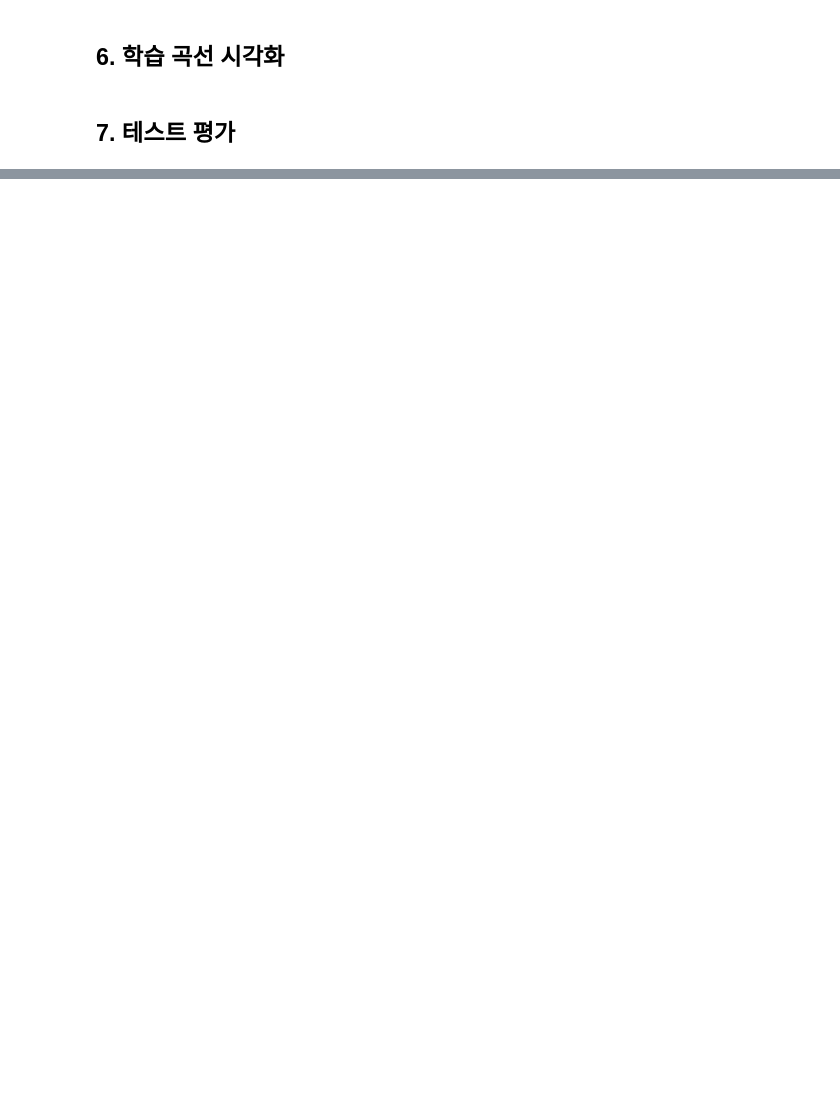
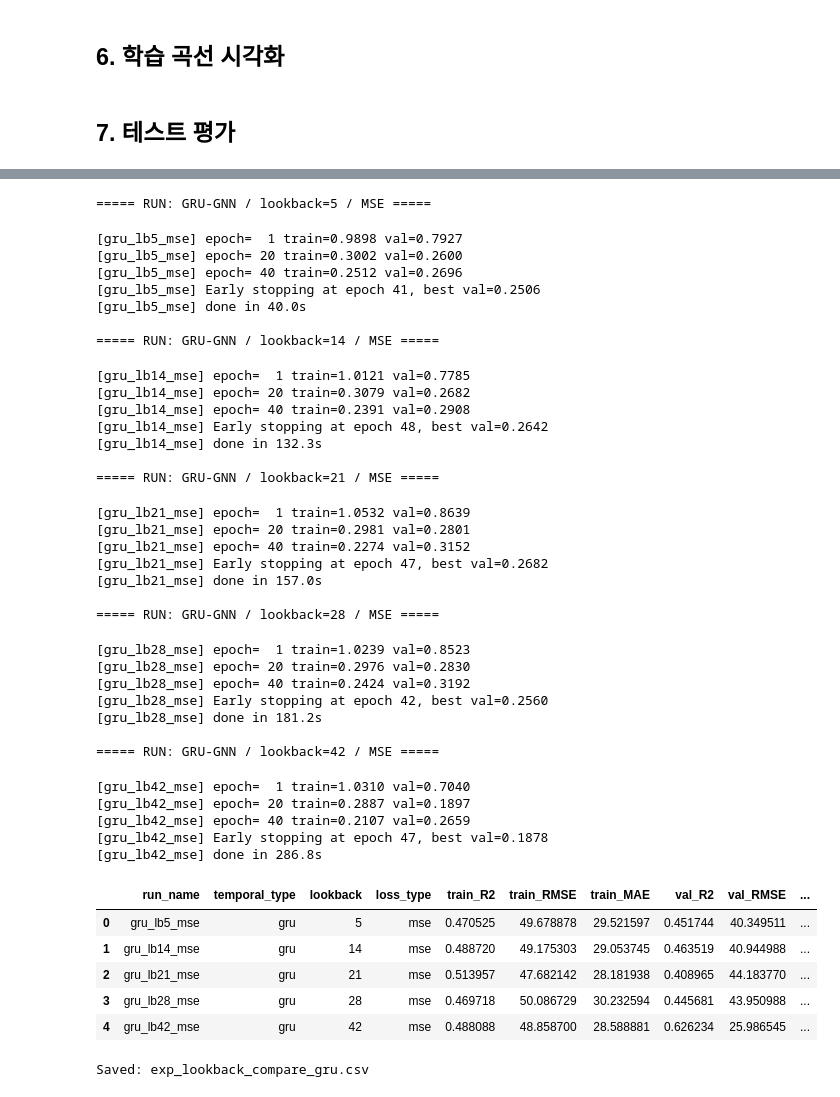
Before and after one commit to kona0107/EGU26-SWAT-GNN, a Jupyter notebook: script/src/gnn_project/train_v2.ipynb, the cells around one changed output, grey strips where cells are left out. Cells and saved outputs as stored; diff of their text form; code cells hidden in the pictures; blank space fills up the shorter version.

```diff
--- a/script/src/gnn_project/train_v2.ipynb
+++ b/script/src/gnn_project/train_v2.ipynb
@@ -440,0 +704,67 @@ plt.show()
+# %%
+# lookback 비교 실험
+
+LOOKBACK_CANDIDATES = [5, 14, 21, 28, 42]
+
+all_results = []
+all_histories = {}
+all_test_preds = {}
+
+for lb in LOOKBACK_CANDIDATES:
+    print(f"\n===== RUN: GRU-GNN / lookback={lb} / MSE =====")
+    result, history_df, pred_df, model_obj = run_single_experiment(
+        lookback=lb,
+        temporal_type="gru",
+        loss_type="mse",
+    )
+    all_results.append(result)
+    all_histories[result["run_name"]] = history_df
+    all_test_preds[result["run_name"]] = pred_df
+
+lookback_result_df = pd.DataFrame(all_results).sort_values("lookback")
+display(lookback_result_df)
+
+lookback_result_df.to_csv("exp_lookback_compare_gru.csv", index=False)
+print("Saved: exp_lookback_compare_gru.csv")
+# %% [output]
+===== RUN: GRU-GNN / lookback=5 / MSE =====
+[gru_lb5_mse] epoch=  1 train=0.9898 val=0.7927
+[gru_lb5_mse] epoch= 20 train=0.3002 val=0.2600
+[gru_lb5_mse] epoch= 40 train=0.2512 val=0.2696
+[gru_lb5_mse] Early stopping at epoch 41, best val=0.2506
+[gru_lb5_mse] done in 40.0s
+
+===== RUN: GRU-GNN / lookback=14 / MSE =====
+[gru_lb14_mse] epoch=  1 train=1.0121 val=0.7785
+[gru_lb14_mse] epoch= 20 train=0.3079 val=0.2682
+[gru_lb14_mse] epoch= 40 train=0.2391 val=0.2908
+[gru_lb14_mse] Early stopping at epoch 48, best val=0.2642
+[gru_lb14_mse] done in 132.3s
+
+===== RUN: GRU-GNN / lookback=21 / MSE =====
+[gru_lb21_mse] epoch=  1 train=1.0532 val=0.8639
+[gru_lb21_mse] epoch= 20 train=0.2981 val=0.2801
+[gru_lb21_mse] epoch= 40 train=0.2274 val=0.3152
+[gru_lb21_mse] Early stopping at epoch 47, best val=0.2682
+[gru_lb21_mse] done in 157.0s
+
+===== RUN: GRU-GNN / lookback=28 / MSE =====
+[gru_lb28_mse] epoch=  1 train=1.0239 val=0.8523
+[gru_lb28_mse] epoch= 20 train=0.2976 val=0.2830
+[gru_lb28_mse] epoch= 40 train=0.2424 val=0.3192
+[gru_lb28_mse] Early stopping at epoch 42, best val=0.2560
+[gru_lb28_mse] done in 181.2s
+
+===== RUN: GRU-GNN / lookback=42 / MSE =====
+[gru_lb42_mse] epoch=  1 train=1.0310 val=0.7040
+[gru_lb42_mse] epoch= 20 train=0.2887 val=0.1897
+[gru_lb42_mse] epoch= 40 train=0.2107 val=0.2659
+[gru_lb42_mse] Early stopping at epoch 47, best val=0.1878
+[gru_lb42_mse] done in 286.8s
+|  | run_name | temporal_type | lookback | loss_type | train_R2 | train_RMSE | train_MAE | val_R2 | val_RMSE | ... |
+| 0 | gru_lb5_mse | gru | 5 | mse | 0.470525 | 49.678878 | 29.521597 | 0.451744 | 40.349511 | ... |
+| 1 | gru_lb14_mse | gru | 14 | mse | 0.488720 | 49.175303 | 29.053745 | 0.463519 | 40.944988 | ... |
+| 2 | gru_lb21_mse | gru | 21 | mse | 0.513957 | 47.682142 | 28.181938 | 0.408965 | 44.183770 | ... |
+| 3 | gru_lb28_mse | gru | 28 | mse | 0.469718 | 50.086729 | 30.232594 | 0.445681 | 43.950988 | ... |
+| 4 | gru_lb42_mse | gru | 42 | mse | 0.488088 | 48.858700 | 28.588881 | 0.626234 | 25.986545 | ... |
+Saved: exp_lookback_compare_gru.csv
```
Also changed, not shown: parts of 21 cells of this notebook.
